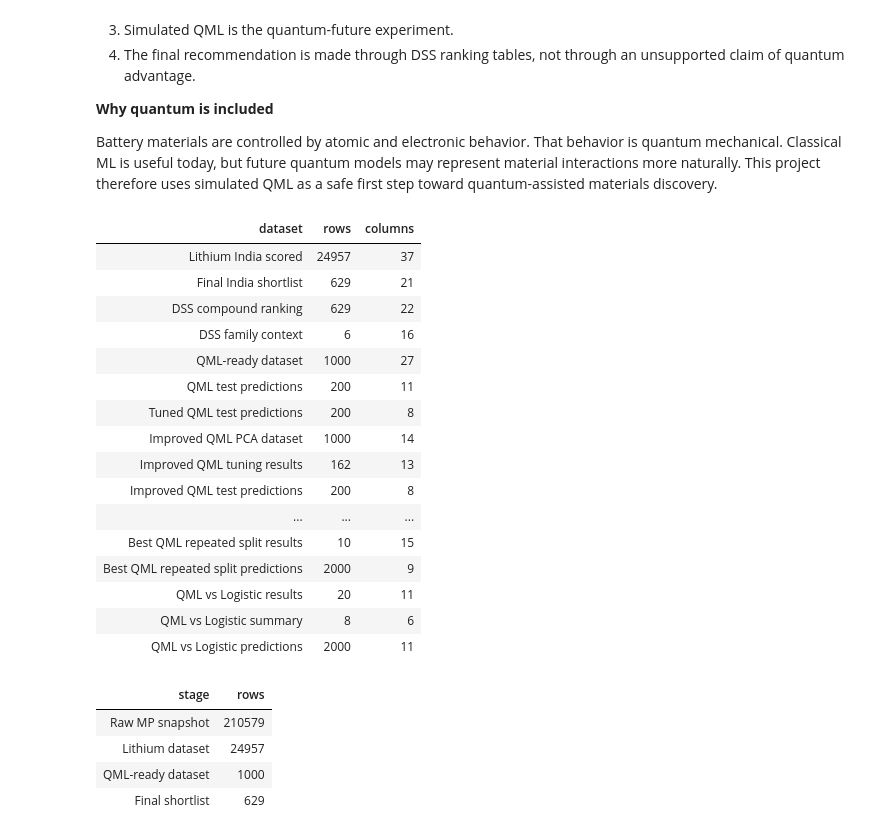
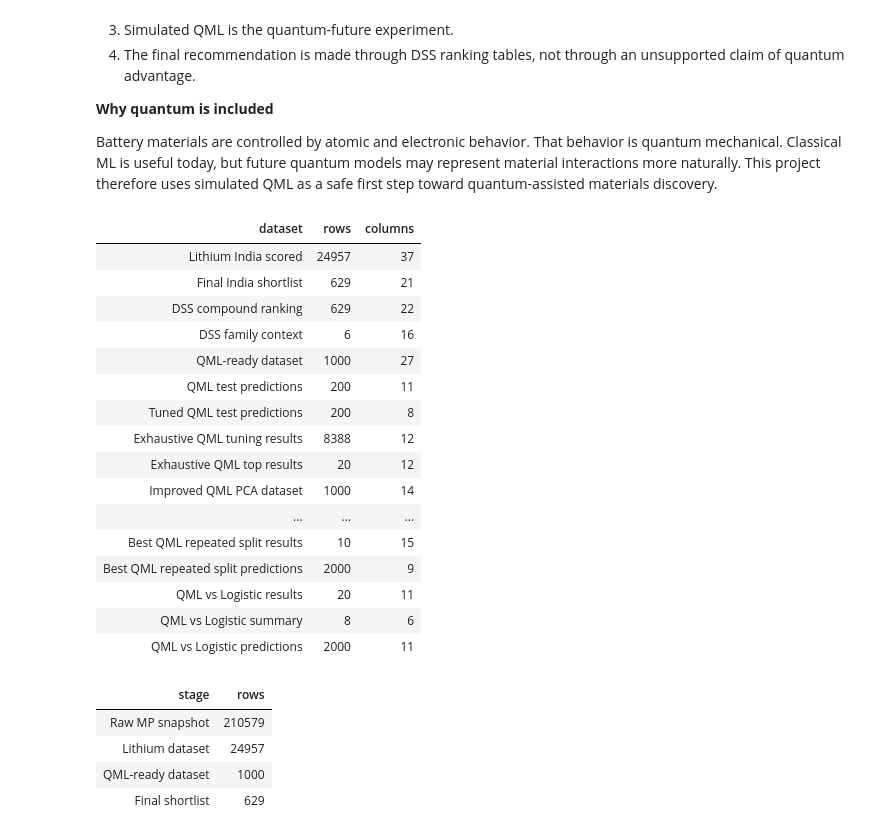
Before and after one commit to lifeknife10A/hybrid-quantum-battery-stability-prediction, a Jupyter notebook: Battery Materials DSS QML/Main.ipynb, the cells around one changed output. Cells and saved outputs as stored; diff of their text form; code cells hidden in the pictures.

Commit message:
Fix Main notebook exhaustive tuning references

```diff
--- a/Battery Materials DSS QML/Main.ipynb
+++ b/Battery Materials DSS QML/Main.ipynb
@@ -59,7 +59,6 @@ materials discovery.
 from pathlib import Path
 import pandas as pd
 import matplotlib.pyplot as plt
-import matplotlib.patches as patches
 from sklearn.metrics import accuracy_score, precision_score, recall_score, f1_score, confusion_matrix
 
 project_folder = Path.cwd()
@@ -73,6 +72,9 @@ dss_material_ranking_dataframe = dss_compound_ranking_dataframe.copy()
 qml_ready_dataframe = pd.read_csv(processed_folder / "qml_ready_lithium_india.csv")
 qml_predictions_dataframe = pd.read_csv(processed_folder / "qml baseline predictions.csv")
 tuned_qml_predictions_dataframe = pd.read_csv(processed_folder / "qml tuned best predictions.csv")
+qml_exhaustive_results_dataframe = pd.read_csv(processed_folder / "qml exhaustive feature combination results.csv")
+qml_exhaustive_top_results_dataframe = pd.read_csv(processed_folder / "qml exhaustive feature combination top results.csv")
+qml_exhaustive_best_result = qml_exhaustive_top_results_dataframe.iloc[0]
 improved_qml_dataset_dataframe = pd.read_csv(processed_folder / "improved qml feature pca.csv")
 improved_qml_tuning_results_dataframe = pd.read_csv(processed_folder / "improved qml tuning results.csv")
 improved_qml_predictions_dataframe = pd.read_csv(processed_folder / "improved qml best predictions.csv")
@@ -92,36 +94,38 @@ dataset_summary = pd.DataFrame([
     {"dataset": "Final India shortlist", "rows": len(final_shortlist_dataframe), "columns": len(final_shortlist_dataframe.columns)},
     {"dataset": "DSS compound ranking", "rows": len(dss_compound_ranking_dataframe), "columns": len(dss_compound_ranking_dataframe.columns)},
     {"dataset": "DSS family context", "rows": len(dss_family_ranking_dataframe), "columns": len(dss_family_ranking_dataframe.columns)},
     {"dataset": "QML-ready dataset", "rows": len(qml_ready_dataframe), "columns": len(qml_ready_dataframe.columns)},
     {"dataset": "QML test predictions", "rows": len(qml_predictions_dataframe), "columns": len(qml_predictions_dataframe.columns)},
     {"dataset": "Tuned QML test predictions", "rows": len(tuned_qml_predictions_dataframe), "columns": len(tuned_qml_predictions_dataframe.columns)},
+    {"dataset": "Exhaustive QML tuning results", "rows": len(qml_exhaustive_results_dataframe), "columns": len(qml_exhaustive_results_dataframe.columns)},
+    {"dataset": "Exhaustive QML top results", "rows": len(qml_exhaustive_top_results_dataframe), "columns": len(qml_exhaustive_top_results_dataframe.columns)},
     {"dataset": "Improved QML PCA dataset", "rows": len(improved_qml_dataset_dataframe), "columns": len(improved_qml_dataset_dataframe.columns)},
     {"dataset": "Improved QML tuning results", "rows": len(improved_qml_tuning_results_dataframe), "columns": len(improved_qml_tuning_results_dataframe.columns)},
     {"dataset": "Improved QML test predictions", "rows": len(improved_qml_predictions_dataframe), "columns": len(improved_qml_predictions_dataframe.columns)},
     {"dataset": "Improved QML threshold results", "rows": len(improved_qml_threshold_results_dataframe), "columns": len(improved_qml_threshold_results_dataframe.columns)},
     {"dataset": "Improved QML threshold predictions", "rows": len(improved_qml_threshold_predictions_dataframe), "columns": len(improved_qml_threshold_predictions_dataframe.columns)},
     {"dataset": "Improved QML alignment scores", "rows": len(improved_qml_alignment_scores_dataframe), "columns": len(improved_qml_alignment_scores_dataframe.columns)},
     {"dataset": "Improved QML alignment results", "rows": len(improved_qml_alignment_results_dataframe), "columns": len(improved_qml_alignment_results_dataframe.columns)},
     {"dataset": "Improved QML alignment predictions", "rows": len(improved_qml_alignment_predictions_dataframe), "columns": len(improved_qml_alignment_predictions_dataframe.columns)},
     {"dataset": "Best QML repeated split results", "rows": len(best_qml_repeated_split_results_dataframe), "columns": len(best_qml_repeated_split_results_dataframe.columns)},
     {"dataset": "Best QML repeated split predictions", "rows": len(best_qml_repeated_split_predictions_dataframe), "columns": len(best_qml_repeated_split_predictions_dataframe.columns)},
     {"dataset": "QML vs Logistic results", "rows": len(qml_vs_logistic_results_dataframe), "columns": len(qml_vs_logistic_results_dataframe.columns)},
     {"dataset": "QML vs Logistic summary", "rows": len(qml_vs_logistic_summary_dataframe), "columns": len(qml_vs_logistic_summary_dataframe.columns)},
     {"dataset": "QML vs Logistic predictions", "rows": len(qml_vs_logistic_predictions_dataframe), "columns": len(qml_vs_logistic_predictions_dataframe.columns)},
 ])
 display(dataset_summary)
 # %% [output]
 | dataset | rows | columns |
 | Lithium India scored | 24957 | 37 |
 | Final India shortlist | 629 | 21 |
 | DSS compound ranking | 629 | 22 |
 | DSS family context | 6 | 16 |
 | QML-ready dataset | 1000 | 27 |
 | QML test predictions | 200 | 11 |
 | Tuned QML test predictions | 200 | 8 |
+| Exhaustive QML tuning results | 8388 | 12 |
+| Exhaustive QML top results | 20 | 12 |
 | Improved QML PCA dataset | 1000 | 14 |
-| Improved QML tuning results | 162 | 13 |
-| Improved QML test predictions | 200 | 8 |
 | ... | ... | ... |
 | Best QML repeated split results | 10 | 15 |
 | Best QML repeated split predictions | 2000 | 9 |
```
Also changed, not shown: 2 other files.
